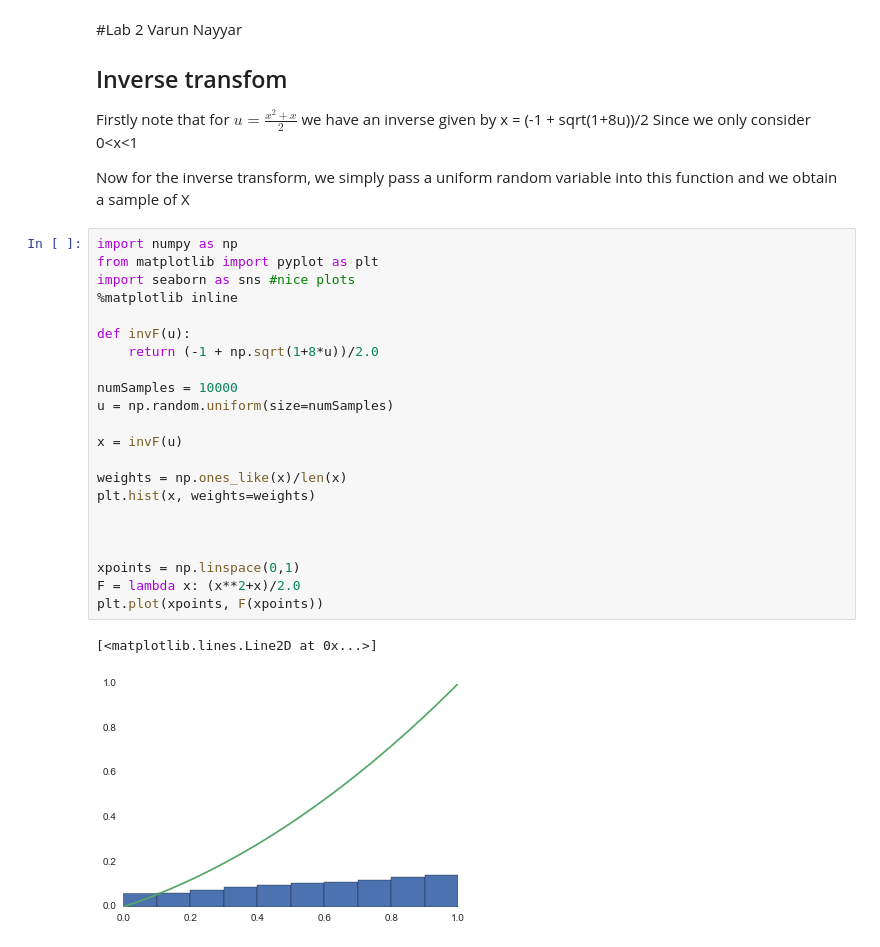
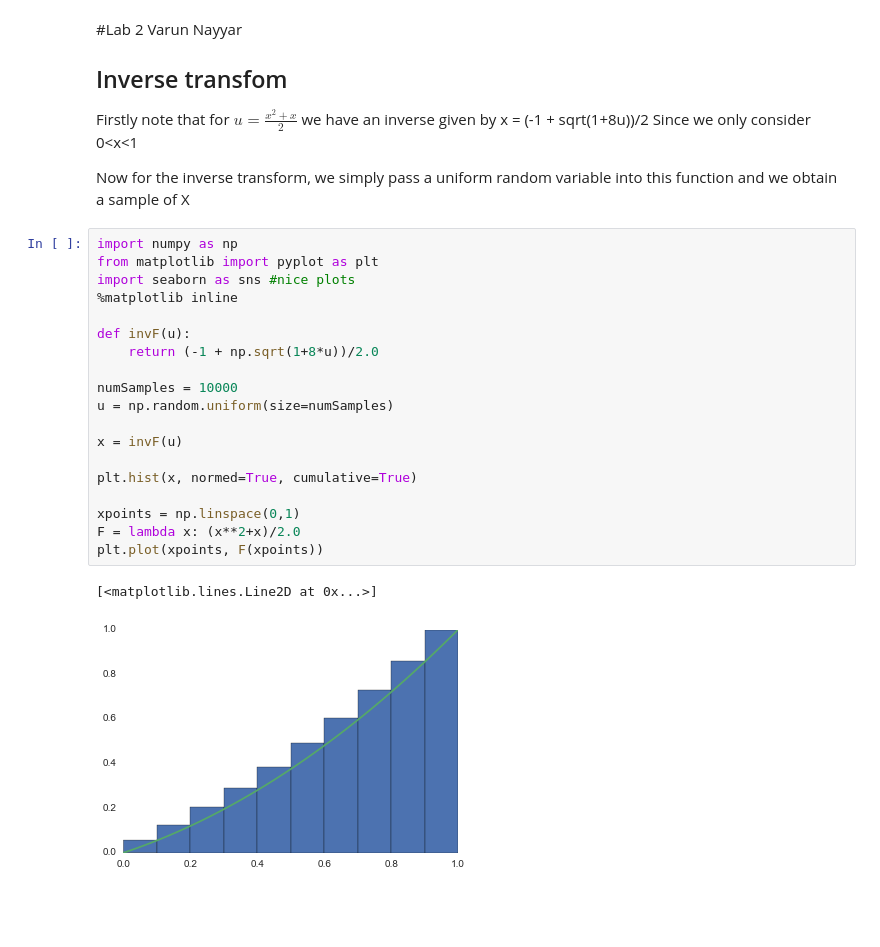
Before and after one commit to nayyarv/BayesInference, a Jupyter notebook: Lab2.ipynb, the cells around one changed output. Cells and saved outputs as stored; diff of their text form; blank space fills up the shorter version.

```diff
--- a/Lab2.ipynb
+++ b/Lab2.ipynb
@@ -14,25 +14,22 @@ Now for the inverse transform, we simply pass a uniform random variable into thi
 # %%
 import numpy as np
 from matplotlib import pyplot as plt
 import seaborn as sns #nice plots
 %matplotlib inline
 
 def invF(u):
     return (-1 + np.sqrt(1+8*u))/2.0
 
 numSamples = 10000
 u = np.random.uniform(size=numSamples)
 
 x = invF(u)
 
-weights = np.ones_like(x)/len(x)
-plt.hist(x, weights=weights)
-
-
+plt.hist(x, normed=True, cumulative=True)
 
 xpoints = np.linspace(0,1)
 F = lambda x: (x**2+x)/2.0
 plt.plot(xpoints, F(xpoints))
 # %% [output]
 [<matplotlib.lines.Line2D at 0x...>]
-[figure, old version]
+[figure, new version]
```
Also changed, not shown: 1 other file.
